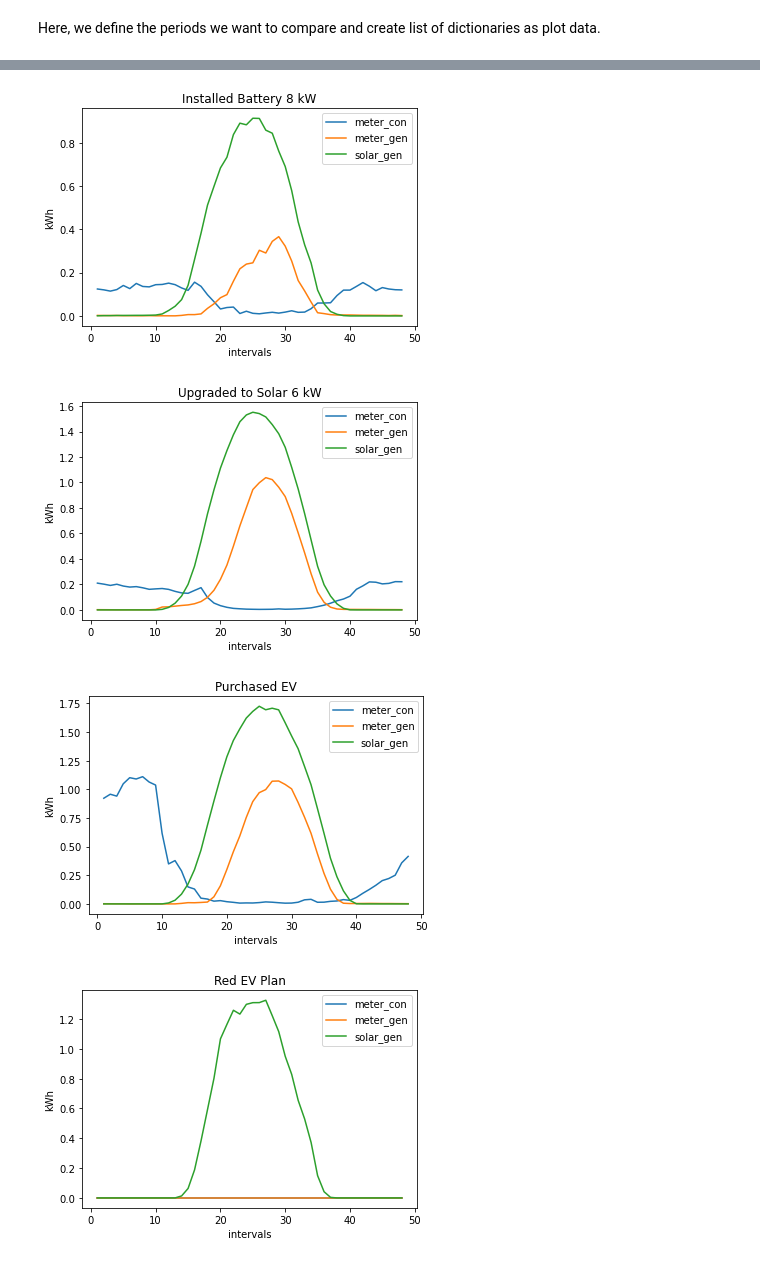
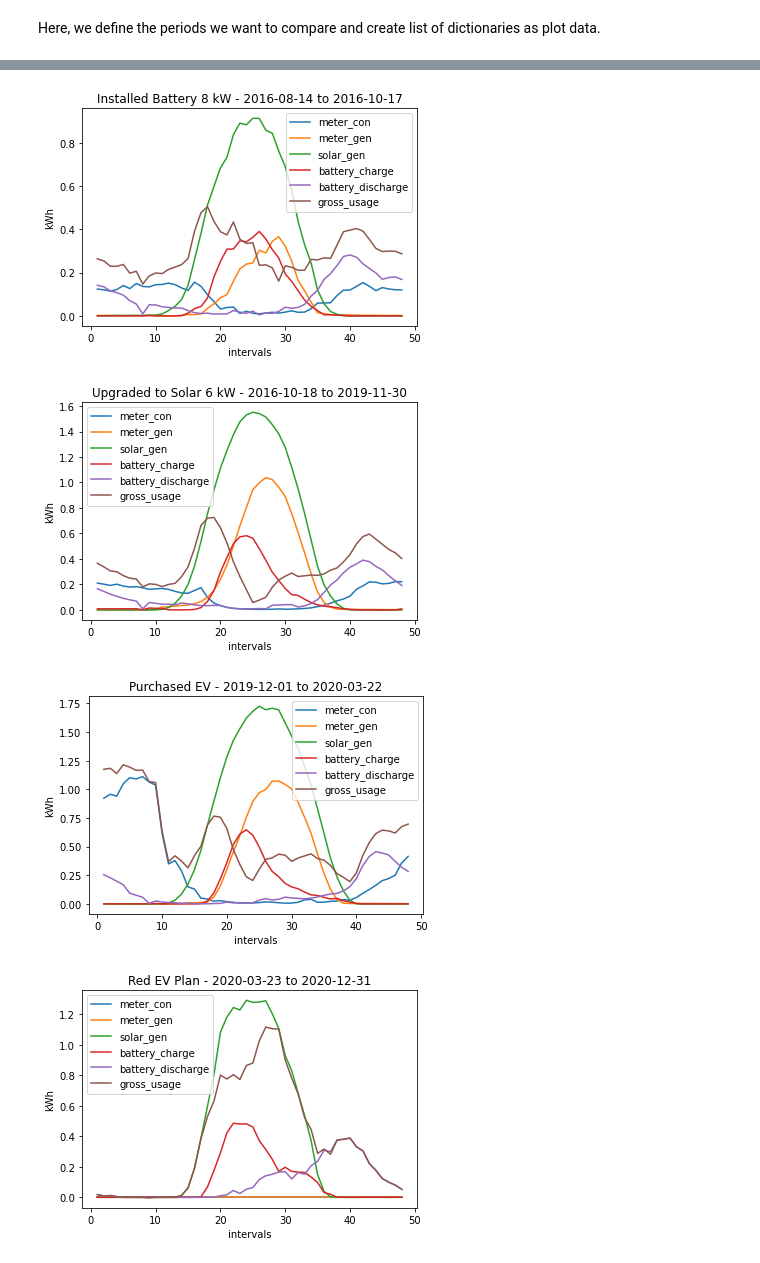
Before and after one commit to tommyli/home-energy, a Jupyter notebook: notebooks/dailies.ipynb, the cells around one changed output, grey strips where cells are left out. Saved outputs shown, nothing was run; the diff lists cells and outputs as text; code cells hidden in the pictures.

Commit message:
feat: "Include new columns in fetch dailies"
feat: Implemented average half hourly graphs for consumption, generation and charging

```diff
--- a/notebooks/dailies.ipynb
+++ b/notebooks/dailies.ipynb
@@ -85,0 +121,3 @@ df_exploded
+# %%
+df_energy['gross_usage_kwh'] = df_energy['meter_consumption_kwh'] + (df_energy['solar_generation_kwh'] - df_energy['meter_generation_kwh'] - df_energy['charge_quantity_kwh']) + df_energy['discharge_quantity_kwh']
+df_energy
@@ -96,29 +149,37 @@ periods = [
 ]
 
 periods_data = []
+
 for p in periods:
     period_data = {**p}
-    date_mask = (df_exploded.index >= p.get('actual_start')) & (df_exploded.index <= p.get('actual_end'))
-    df_period = df_exploded.loc[date_mask]
+    date_mask = (df_energy.index >= p.get('actual_start')) & (df_energy.index <= p.get('actual_end'))
+    df_period = df_energy.loc[date_mask]
     df_hh_mean = df_period.groupby(['interval']).agg(
         meter_consumptions_kwh=pd.NamedAgg(
             column='meter_consumption_kwh', aggfunc='mean'),
         meter_generations_kwh=pd.NamedAgg(
             column='meter_generation_kwh', aggfunc='mean'),
         solar_generations_kwh=pd.NamedAgg(column='solar_generation_kwh', aggfunc='mean'),
+        charge_quantity_kwh=pd.NamedAgg(column='charge_quantity_kwh', aggfunc='mean'),
+        discharge_quantity_kwh=pd.NamedAgg(column='discharge_quantity_kwh', aggfunc='mean'),
+        gross_usage_kwh=pd.NamedAgg(column='gross_usage_kwh', aggfunc='mean'),
     )
     period_data['df_hh_mean'] = df_hh_mean
     periods_data.append(period_data)
 # %%
 for period_data in periods_data:
+    title = f"{period_data.get('name')} - {period_data.get('actual_start')} to {period_data.get('actual_end')}"
     df_hh_mean = period_data['df_hh_mean']
     x = np.linspace(1, 48, num=48)
     fig, axes = plt.subplots()
     axes.plot(x, df_hh_mean['meter_consumptions_kwh'], label='meter_con')
     axes.plot(x, df_hh_mean['meter_generations_kwh'], label='meter_gen')
     axes.plot(x, df_hh_mean['solar_generations_kwh'], label='solar_gen')
+    axes.plot(x, df_hh_mean['charge_quantity_kwh'], label='battery_charge')
+    axes.plot(x, df_hh_mean['discharge_quantity_kwh'], label='battery_discharge')
+    axes.plot(x, df_hh_mean['gross_usage_kwh'], label='gross_usage')
     axes.set_xlabel('intervals')
     axes.set_ylabel('kWh')
-    axes.set_title(period_data.get('name'))
+    axes.set_title(title)
     axes.legend()
 # %% [output]
@@ -127,4 +188,4 @@ for period_data in periods_data:
-[figure, old version]
+[figure, new version]
-[figure, old version]
+[figure, new version]
-[figure, old version]
+[figure, new version]
-[figure, old version]
+[figure, new version]
```
Also changed, not shown: parts of 5 cells of this notebook, 2 other files.
